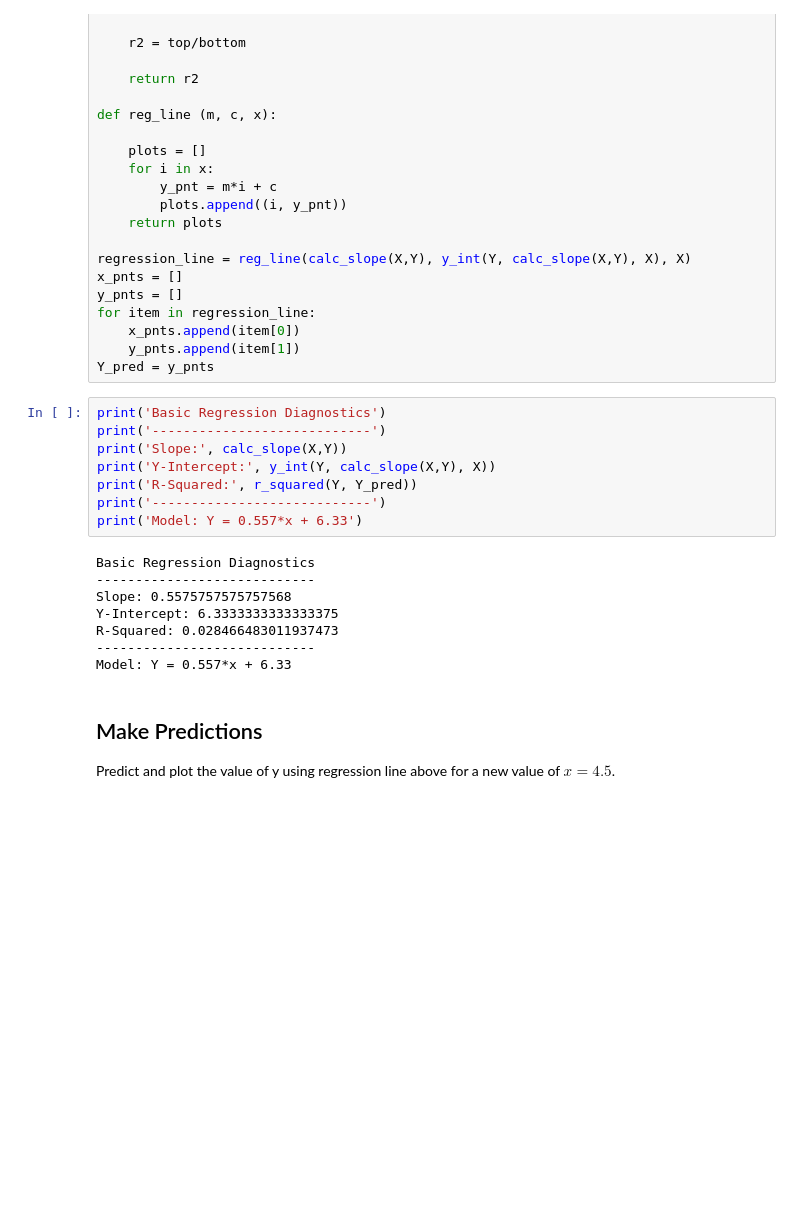
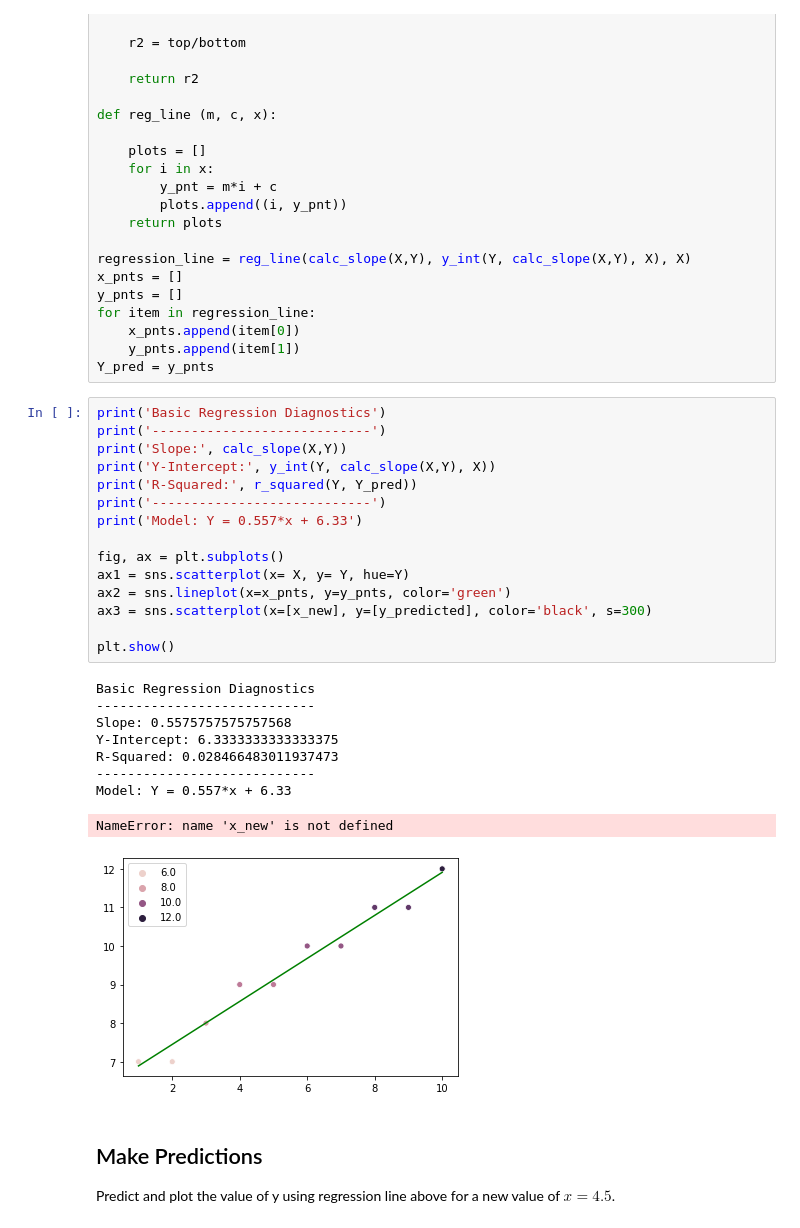
Before and after one commit to daveajstearns/dsc-complete-regression-lab-nyc-ds-021720, a Jupyter notebook: index.ipynb, the cells around one changed output. Saved outputs shown, nothing was run; the diff lists cells and outputs as text; blank space fills up the shorter version.

```diff
--- a/index.ipynb
+++ b/index.ipynb
@@ -78,19 +78,28 @@ Y_pred = y_pnts
 # %%
 print('Basic Regression Diagnostics')
 print('----------------------------')
 print('Slope:', calc_slope(X,Y))
 print('Y-Intercept:', y_int(Y, calc_slope(X,Y), X))
 print('R-Squared:', r_squared(Y, Y_pred))
 print('----------------------------')
 print('Model: Y = 0.557*x + 6.33')
+
+fig, ax = plt.subplots()
+ax1 = sns.scatterplot(x= X, y= Y, hue=Y)
+ax2 = sns.lineplot(x=x_pnts, y=y_pnts, color='green')
+ax3 = sns.scatterplot(x=[x_new], y=[y_predicted], color='black', s=300)
+
+plt.show()
 # %% [output]
 Basic Regression Diagnostics
 ----------------------------
 Slope: 0.5575757575757568
 Y-Intercept: 6.3333333333333375
 R-Squared: 0.028466483011937473
 ----------------------------
 Model: Y = 0.557*x + 6.33
+NameError: name 'x_new' is not defined
+[figure, added]
 # %% [markdown]
 ## Make Predictions
 
```
